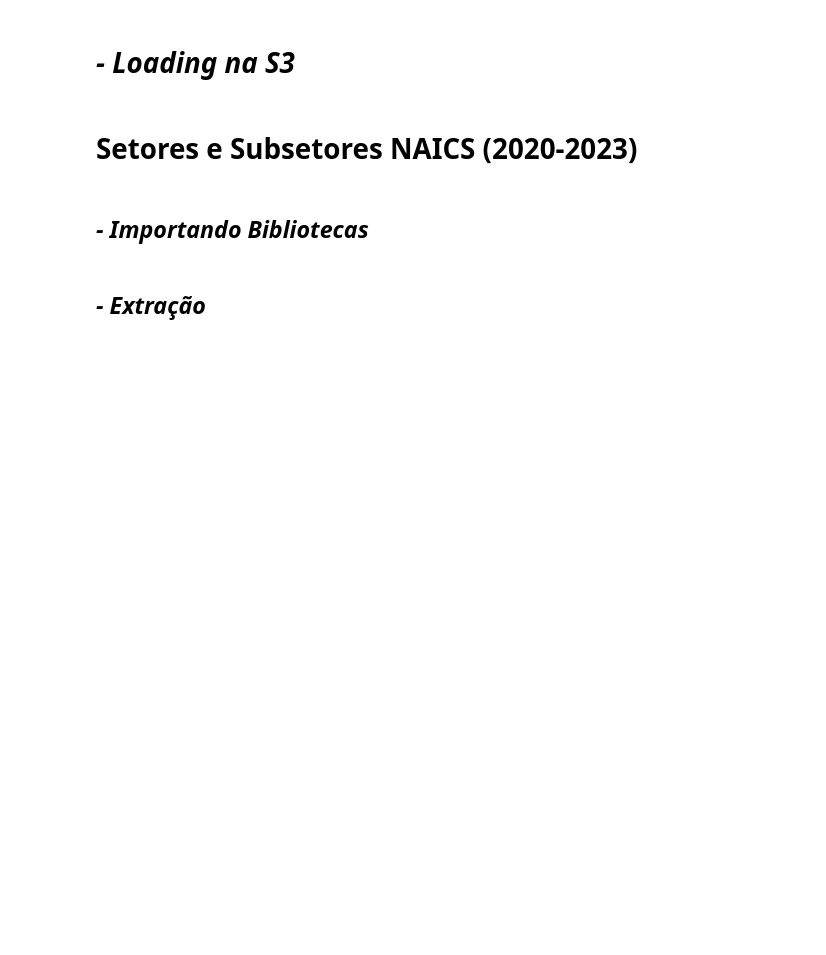
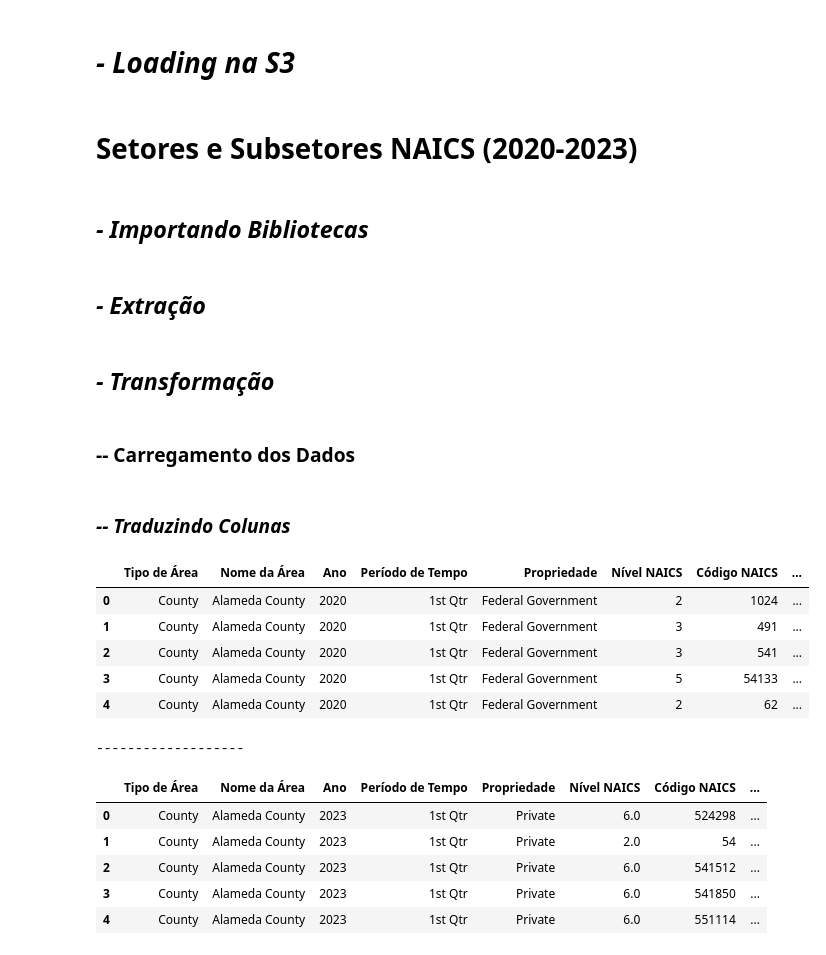
Before and after one commit to JuanVargas2004/Consuelo-Projeto-Final, a Jupyter notebook: tratando_arquivo.ipynb, the cells around one changed output. Drawn from its saved outputs; the diff is of its cells as text; code cells hidden in the pictures; blank space fills up the shorter version.

```diff
--- a/tratando_arquivo.ipynb
+++ b/tratando_arquivo.ipynb
@@ -189,3 +189,7 @@ wget.download(url, 'Dados/Landing/qcew2020-2022.csv')
 
 url = 'https://data.ca.gov/dataset/3f08b68e-1d1a-4ba4-a07d-1ec3392ed191/resource/119eef38-3b59-499f-8f7c-9bea4768469d/download/qcew-2023.csv'
 wget.download(url, "Dados/Landing/qcew2023.csv")
+# %% [markdown]
+## *- Transformação*
+# %% [markdown]
+### -- Carregamento dos Dados
@@ -191,0 +199,2 @@ wget.download(url, "Dados/Landing/qcew2023.csv")
+# %% [markdown]
+### *-- Traduzindo Colunas*
@@ -191,0 +223,18 @@ wget.download(url, "Dados/Landing/qcew2023.csv")
+# %%
+display(df2022.head())
+print("\n-------------------\n")
+display(df2023.head())
+# %% [output]
+|  | Tipo de Área | Nome da Área | Ano | Período de Tempo | Propriedade | Nível NAICS | Código NAICS | ... |
+| 0 | County | Alameda County | 2020 | 1st Qtr | Federal Government | 2 | 1024 | ... |
+| 1 | County | Alameda County | 2020 | 1st Qtr | Federal Government | 3 | 491 | ... |
+| 2 | County | Alameda County | 2020 | 1st Qtr | Federal Government | 3 | 541 | ... |
+| 3 | County | Alameda County | 2020 | 1st Qtr | Federal Government | 5 | 54133 | ... |
+| 4 | County | Alameda County | 2020 | 1st Qtr | Federal Government | 2 | 62 | ... |
+-------------------
+|  | Tipo de Área | Nome da Área | Ano | Período de Tempo | Propriedade | Nível NAICS | Código NAICS | ... |
+| 0 | County | Alameda County | 2023 | 1st Qtr | Private | 6.0 | 524298 | ... |
+| 1 | County | Alameda County | 2023 | 1st Qtr | Private | 2.0 | 54 | ... |
+| 2 | County | Alameda County | 2023 | 1st Qtr | Private | 6.0 | 541512 | ... |
+| 3 | County | Alameda County | 2023 | 1st Qtr | Private | 6.0 | 541850 | ... |
+| 4 | County | Alameda County | 2023 | 1st Qtr | Private | 6.0 | 551114 | ... |
```
Also changed, not shown: parts of 14 cells of this notebook, 1 other file.
